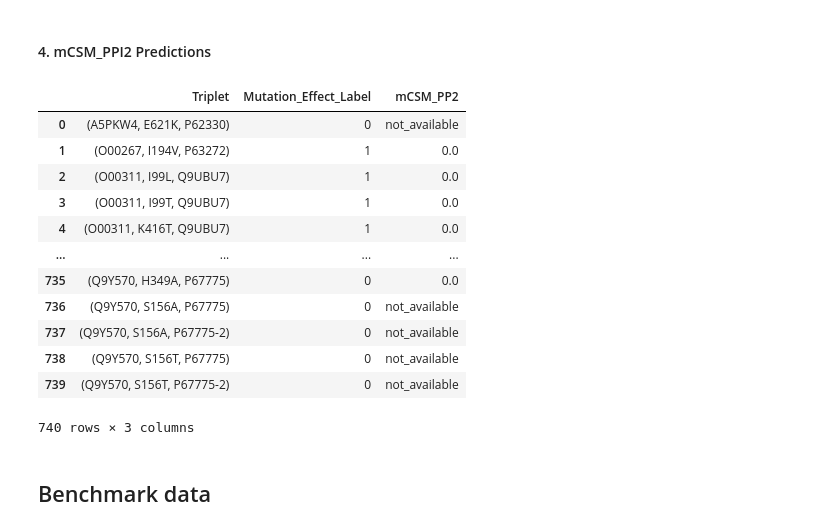
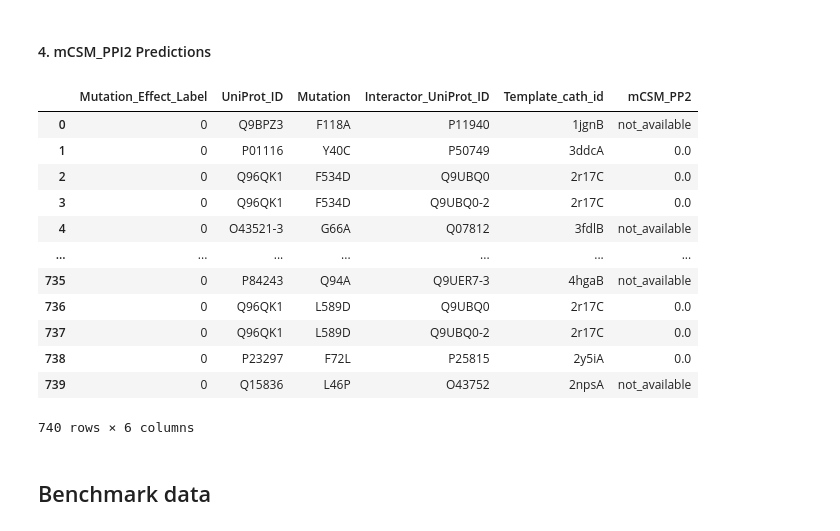
Before and after one commit to ibrahimberb/Predicting-Mutation-Effects, a Jupyter notebook: src/benchmark/rival_studies/Comparing/Comparison_4_studies.ipynb, the cells around one changed output. Cells and saved outputs as stored; diff of their text form; code cells hidden in the pictures.

```diff
--- a/src/benchmark/rival_studies/Comparing/Comparison_4_studies.ipynb
+++ b/src/benchmark/rival_studies/Comparing/Comparison_4_studies.ipynb
@@ -11,7 +11,7 @@ Studies:
 # %%
 import pandas as pd
 # %%
-PREDATOR_PREDICTIONS_DATA_PATH = "../../../dev/leave_one_complex_out/Leave_one_complex_out_predictions_2022-02-14.csv"
-SAAMBE_3D_PREDICTIONS_DATA_PATH = "../../SAAMBE_3D_Study/SAAMBE-3D-master/PredatorBenchmark/SAAMBE_3D_predictions_2022-02-12.csv"
-PANDA_PREDICTIONS_DATA_PATH = "../../PANDA/panda-master/PredatorBenchmark/train_data_with_PANDA_prediction_2022-02-14.csv"
-MCSM_PPI2_PREDICTION_DATA_PATH = "../mCSM_PPI2/src/Record/mcsm_ppi2_predictions_2022-02-16.csv"
+PREDATOR_PREDICTIONS_DATA_PATH = "../../../dev/leave_one_complex_out/v2/leave_one_complex_out_result_data_simplified_2022-02-24.csv"
+SAAMBE_3D_PREDICTIONS_DATA_PATH = "../../SAAMBE_3D_Study/SAAMBE-3D-master/PredatorBenchmark/SAAMBE_3D_predictions_2022-02-23.csv"
+PANDA_PREDICTIONS_DATA_PATH = "../../PANDA/panda-master/PredatorBenchmark/train_data_with_PANDA_prediction_2022-02-23.csv"
+MCSM_PPI2_PREDICTION_DATA_PATH = "../mCSM_PPI2/src/Record/mcsm_ppi2_predictions_2022-02-24.csv"
@@ -101,30 +106,39 @@ panda_predictions_data
 # %% [markdown]
 #### 4. mCSM_PPI2 Predictions
 # %%
-mcsm_ppi2_predictions_data = pd.read_csv(MCSM_PPI2_PREDICTION_DATA_PATH)
+mcsm_ppi2_predictions_data = pd.read_csv(
+    MCSM_PPI2_PREDICTION_DATA_PATH
+)
+
+mcsm_ppi2_predictions_data.insert(
+    4,
+    "Template_cath_id",
+    mcsm_ppi2_predictions_data["pdb_id"] + mcsm_ppi2_predictions_data["chain_id"]
+)
+
+mcsm_ppi2_predictions_data.drop(["pdb_id", "chain_id"], inplace=True, axis="columns")
 
 mcsm_ppi2_predictions_data.rename(
     columns={"mCSM_PP2_Prediction": "mCSM_PP2"}, inplace=True
 )
 
 mcsm_ppi2_predictions_data["mCSM_PP2"] = mcsm_ppi2_predictions_data["mCSM_PP2"].fillna("not_available")
 
-mcsm_ppi2_predictions_data = introduce_triplet_column(mcsm_ppi2_predictions_data)
 mcsm_ppi2_predictions_data
 # %% [output]
-|  | Triplet | Mutation_Effect_Label | mCSM_PP2 |
-| 0 | (A5PKW4, E621K, P62330) | 0 | not_available |
-| 1 | (O00267, I194V, P63272) | 1 | 0.0 |
-| 2 | (O00311, I99L, Q9UBU7) | 1 | 0.0 |
-| 3 | (O00311, I99T, Q9UBU7) | 1 | 0.0 |
-| 4 | (O00311, K416T, Q9UBU7) | 1 | 0.0 |
-| ... | ... | ... | ... |
-| 735 | (Q9Y570, H349A, P67775) | 0 | 0.0 |
-| 736 | (Q9Y570, S156A, P67775) | 0 | not_available |
-| 737 | (Q9Y570, S156A, P67775-2) | 0 | not_available |
-| 738 | (Q9Y570, S156T, P67775) | 0 | not_available |
-| 739 | (Q9Y570, S156T, P67775-2) | 0 | not_available |
+|  | Mutation_Effect_Label | UniProt_ID | Mutation | Interactor_UniProt_ID | Template_cath_id | mCSM_PP2 |
+| 0 | 0 | Q9BPZ3 | F118A | P11940 | 1jgnB | not_available |
+| 1 | 0 | P01116 | Y40C | P50749 | 3ddcA | 0.0 |
+| 2 | 0 | Q96QK1 | F534D | Q9UBQ0 | 2r17C | 0.0 |
+| 3 | 0 | Q96QK1 | F534D | Q9UBQ0-2 | 2r17C | 0.0 |
+| 4 | 0 | O43521-3 | G66A | Q07812 | 3fdlB | not_available |
+| ... | ... | ... | ... | ... | ... | ... |
+| 735 | 0 | P84243 | Q94A | Q9UER7-3 | 4hgaB | not_available |
+| 736 | 0 | Q96QK1 | L589D | Q9UBQ0 | 2r17C | 0.0 |
+| 737 | 0 | Q96QK1 | L589D | Q9UBQ0-2 | 2r17C | 0.0 |
+| 738 | 0 | P23297 | F72L | P25815 | 2y5iA | 0.0 |
+| 739 | 0 | Q15836 | L46P | O43752 | 2npsA | not_available |
-740 rows × 3 columns
+740 rows × 6 columns
 # %% [markdown]
 ## Benchmark data
 # %%
```
Also changed, not shown: parts of 29 cells of this notebook.
